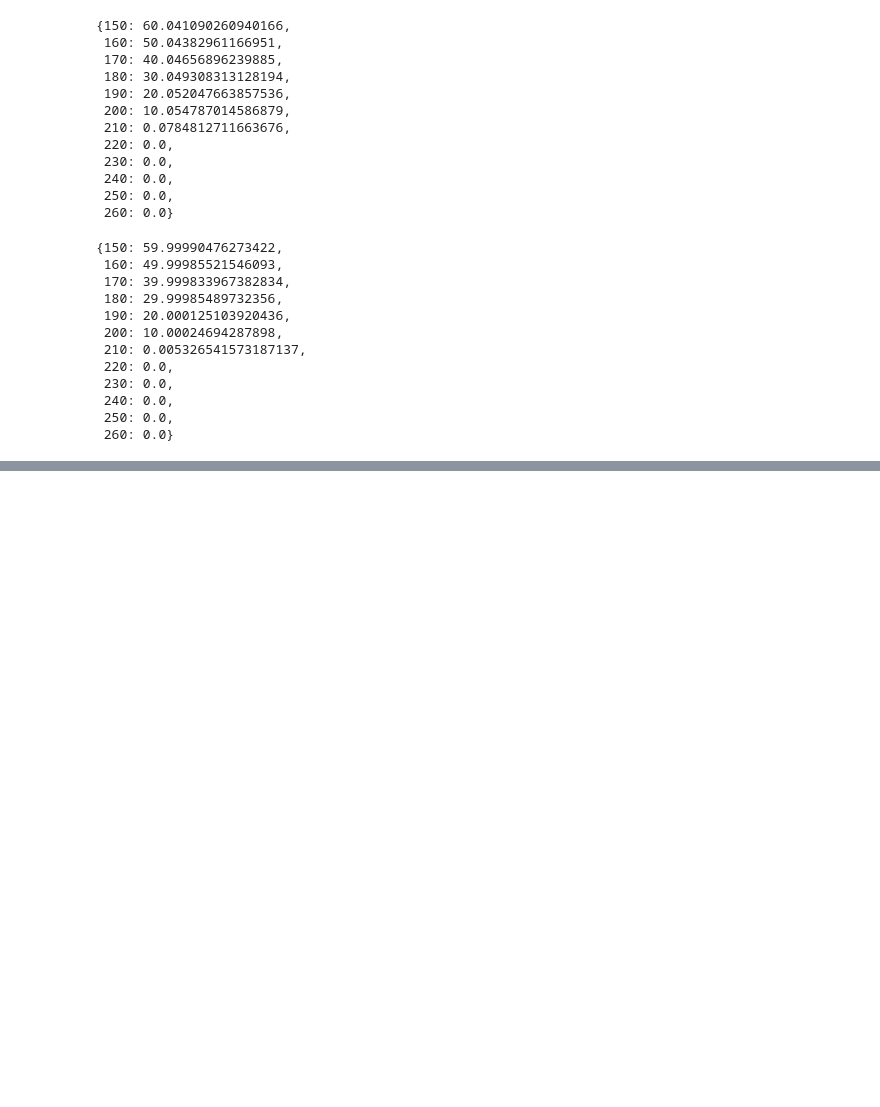
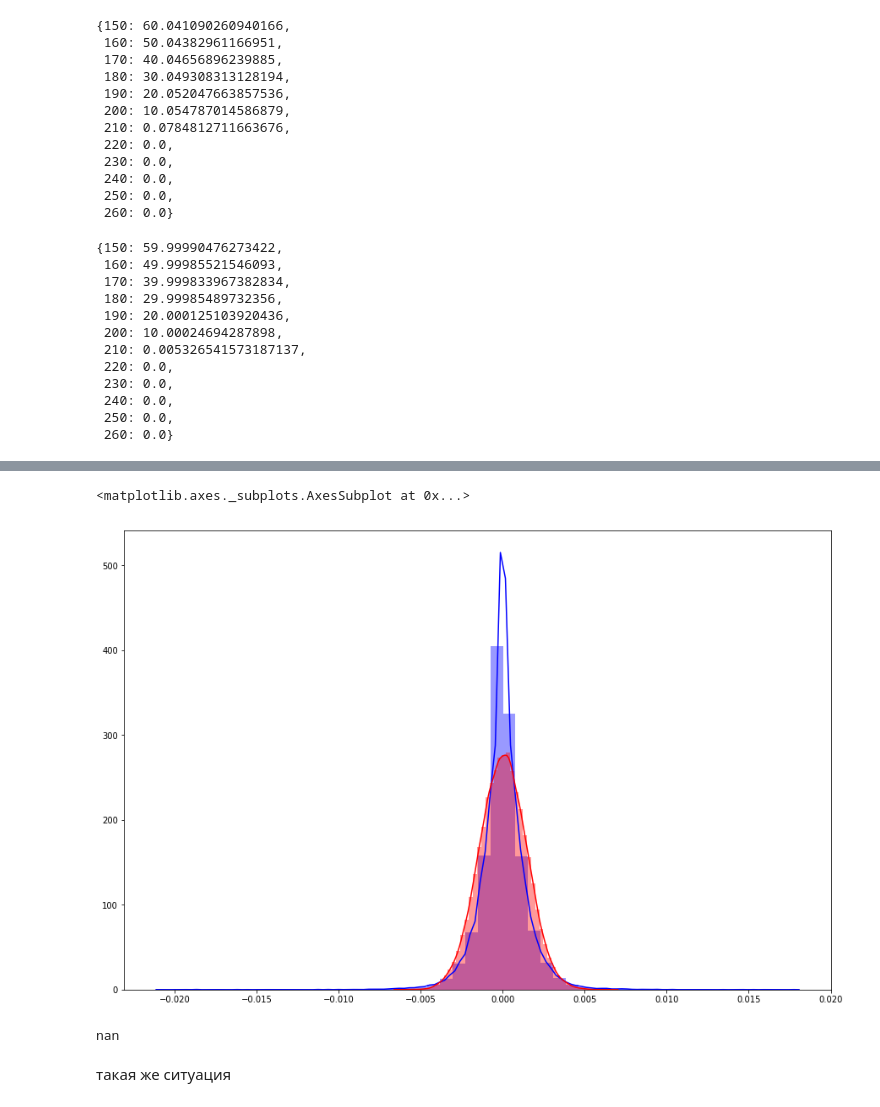
Before and after one commit to marssellio/btchack, a Jupyter notebook: ethusd.ipynb, the cells around one changed output, grey strips where cells are left out. Saved outputs shown, nothing was run; the diff lists cells and outputs as text; code cells hidden in the pictures; blank space fills up the shorter version.

```diff
--- a/ethusd.ipynb
+++ b/ethusd.ipynb
@@ -285,0 +330,14 @@ prediction
+# %%
+normal = np.random.normal(np.log(a).mean(), np.log(a).std(), size=a.shape)
+plt.figure(figsize=(15,10))
+sns.distplot(np.log(a), color='blue')
+sns.distplot(normal,  color='red')
+# %% [output]
+<matplotlib.axes._subplots.AxesSubplot at 0x...>
+[figure, added]
+# %%
+kl_divergence(np.log(a), normal)
+# %% [output]
+nan
+# %% [markdown]
+такая же ситуация
```
Also changed, not shown: parts of 17 cells of this notebook.
